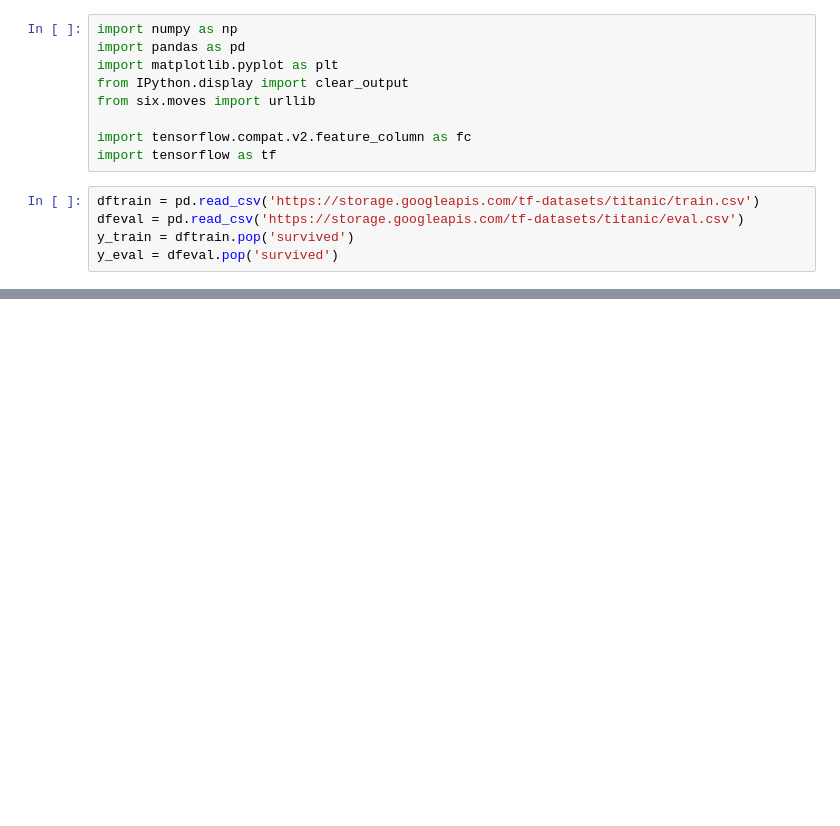
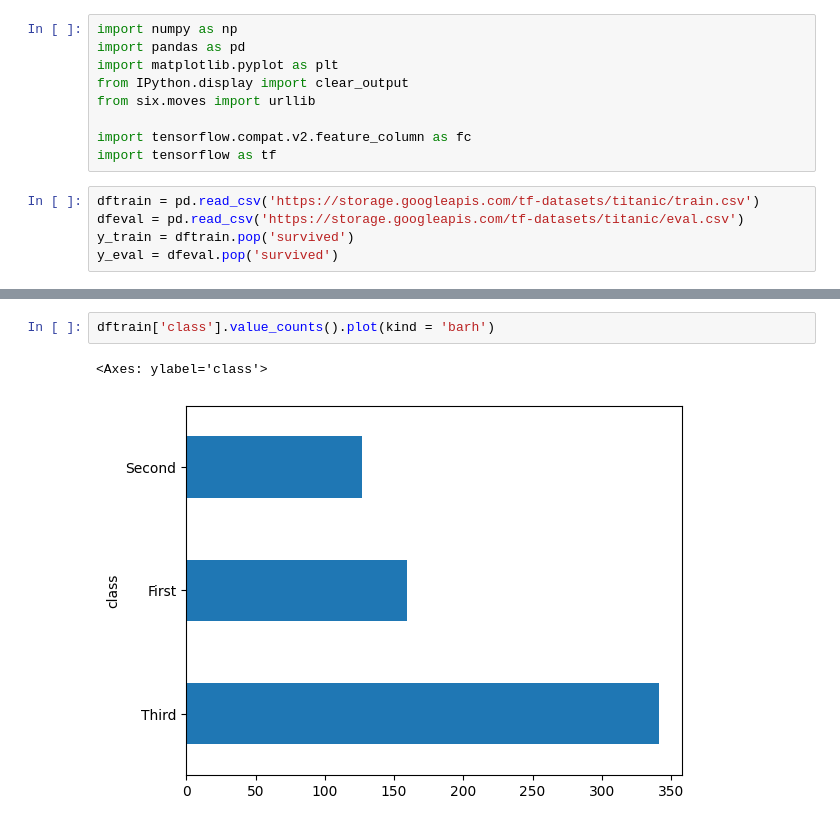
Before and after one commit to samratrajsharma/Deep_Learning, a Jupyter notebook: TensorFlow.ipynb, the cells around one changed output, grey strips where cells are left out. Cells and saved outputs as stored; diff of their text form; blank space fills up the shorter version.

```diff
--- a/TensorFlow.ipynb
+++ b/TensorFlow.ipynb
@@ -39,0 +78,5 @@ y_eval = dfeval.pop('survived')
+# %%
+dftrain['class'].value_counts().plot(kind = 'barh')
+# %% [output]
+<Axes: ylabel='class'>
+[figure, added]
```
Also changed, not shown: parts of 10 cells of this notebook.
